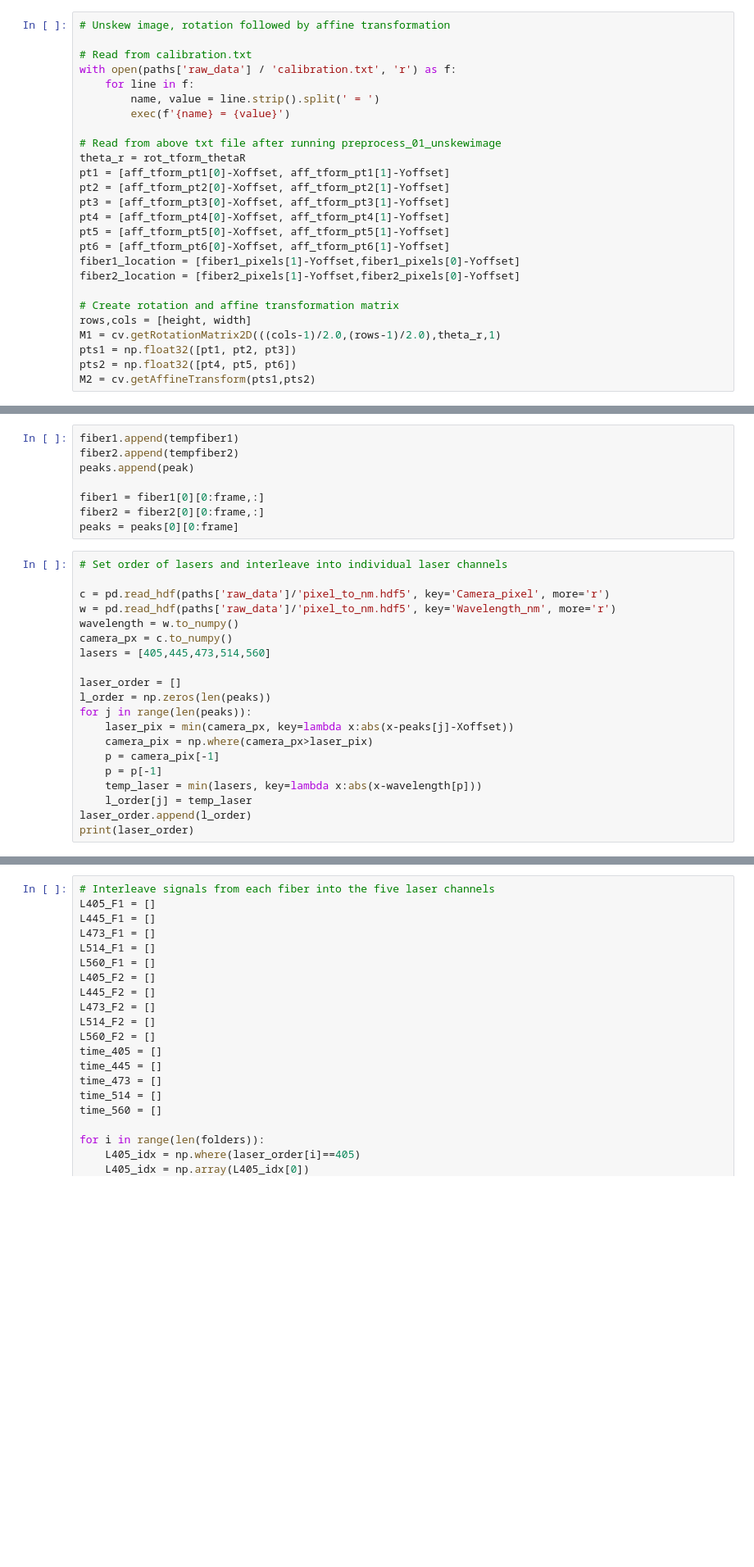
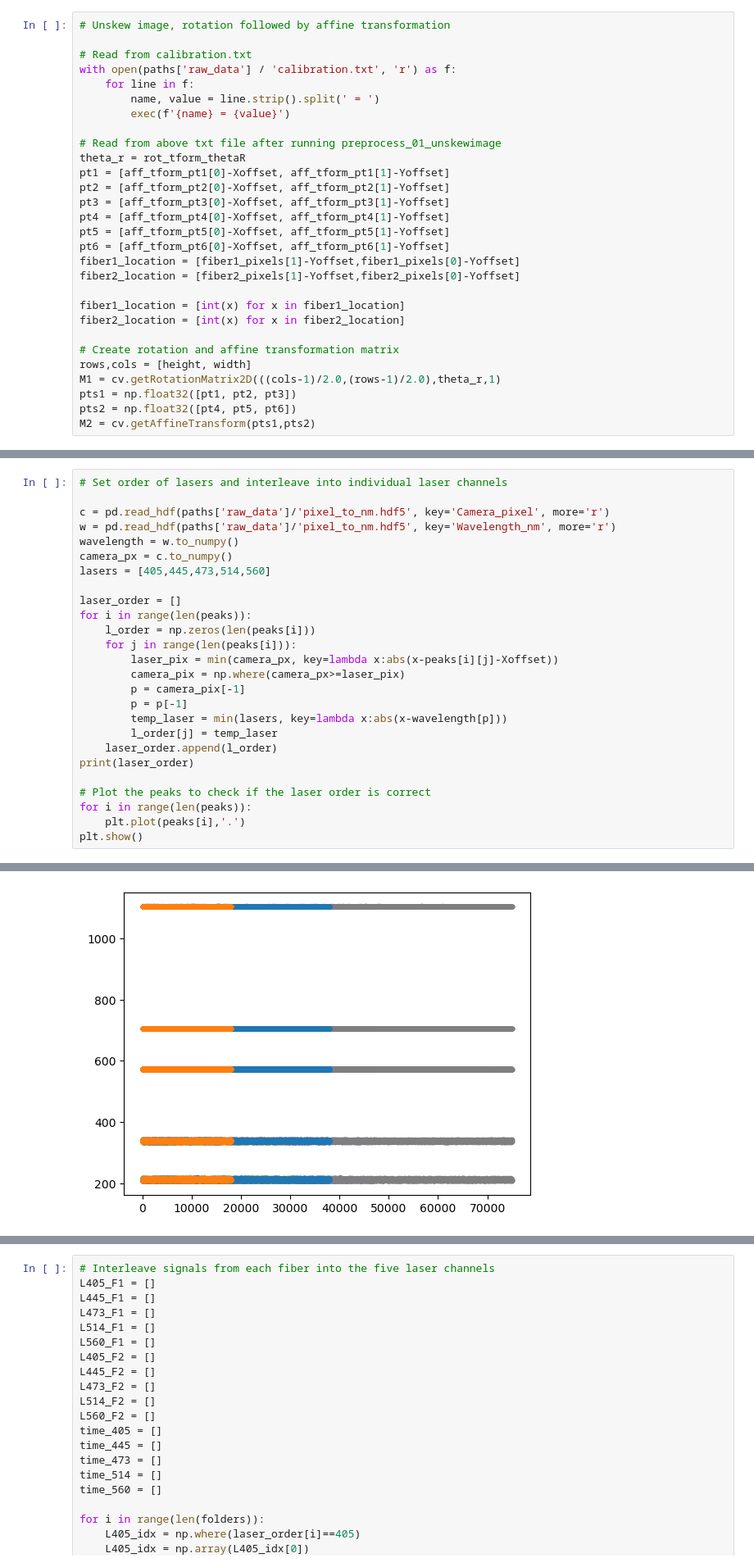
Before and after one commit to AllenNeuralDynamics/HSFPpreprocess, a Jupyter notebook: preprocess_03_tiff_to_intensity.ipynb, the cells around one changed output, grey strips where cells are left out. Shown: that part at 82% size. Drawn from its saved outputs; the diff is of its cells as text; blank space fills up the shorter version.

```diff
--- a/preprocess_03_tiff_to_intensity.ipynb
+++ b/preprocess_03_tiff_to_intensity.ipynb
@@ -137,6 +86,9 @@ pt6 = [aff_tform_pt6[0]-Xoffset, aff_tform_pt6[1]-Yoffset]
 fiber1_location = [fiber1_pixels[1]-Yoffset,fiber1_pixels[0]-Yoffset]
 fiber2_location = [fiber2_pixels[1]-Yoffset,fiber2_pixels[0]-Yoffset]
 
+fiber1_location = [int(x) for x in fiber1_location]
+fiber2_location = [int(x) for x in fiber2_location]
+
 # Create rotation and affine transformation matrix
 rows,cols = [height, width]
 M1 = cv.getRotationMatrix2D(((cols-1)/2.0,(rows-1)/2.0),theta_r,1)
@@ -251,11 +196,3 @@ TypeError: int() argument must be a string, a bytes-like object or a real number
-# %%
-fiber1.append(tempfiber1)
-fiber2.append(tempfiber2)
-peaks.append(peak)
-
-fiber1 = fiber1[0][0:frame,:]
-fiber2 = fiber2[0][0:frame,:]
-peaks = peaks[0][0:frame]
 # %%
 # Set order of lasers and interleave into individual laser channels
 
@@ -266,14 +203,20 @@ camera_px = c.to_numpy()
 lasers = [405,445,473,514,560]
 
 laser_order = []
-l_order = np.zeros(len(peaks))
-for j in range(len(peaks)):
-    laser_pix = min(camera_px, key=lambda x:abs(x-peaks[j]-Xoffset))
-    camera_pix = np.where(camera_px>laser_pix)
-    p = camera_pix[-1]
-    p = p[-1]
-    temp_laser = min(lasers, key=lambda x:abs(x-wavelength[p]))
-    l_order[j] = temp_laser
-laser_order.append(l_order)
+for i in range(len(peaks)):
+    l_order = np.zeros(len(peaks[i]))
+    for j in range(len(peaks[i])):
+        laser_pix = min(camera_px, key=lambda x:abs(x-peaks[i][j]-Xoffset))
+        camera_pix = np.where(camera_px>=laser_pix)
+        p = camera_pix[-1]
+        p = p[-1]
+        temp_laser = min(lasers, key=lambda x:abs(x-wavelength[p]))
+        l_order[j] = temp_laser
+    laser_order.append(l_order)
 print(laser_order)
+
+# Plot the peaks to check if the laser order is correct
+for i in range(len(peaks)):
+    plt.plot(peaks[i],'.')
+plt.show()
 # %% [output]
@@ -280,0 +224 @@ print(laser_order)
+[figure, added]
```
Also changed, not shown: parts of 21 cells of this notebook, 22 other files.
